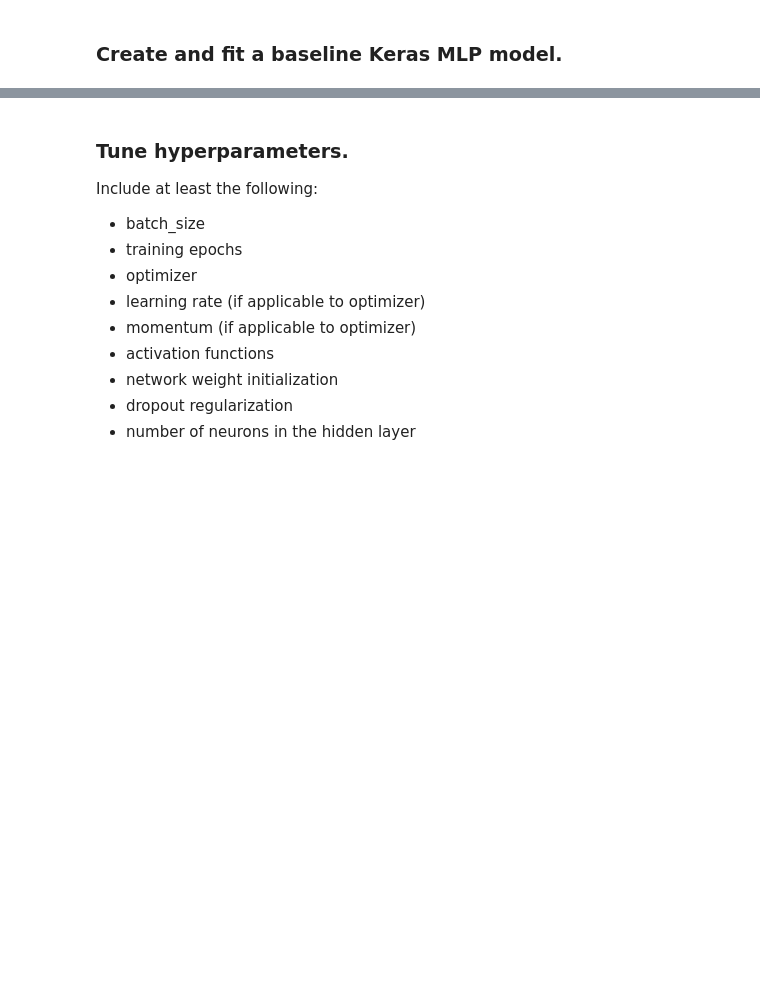
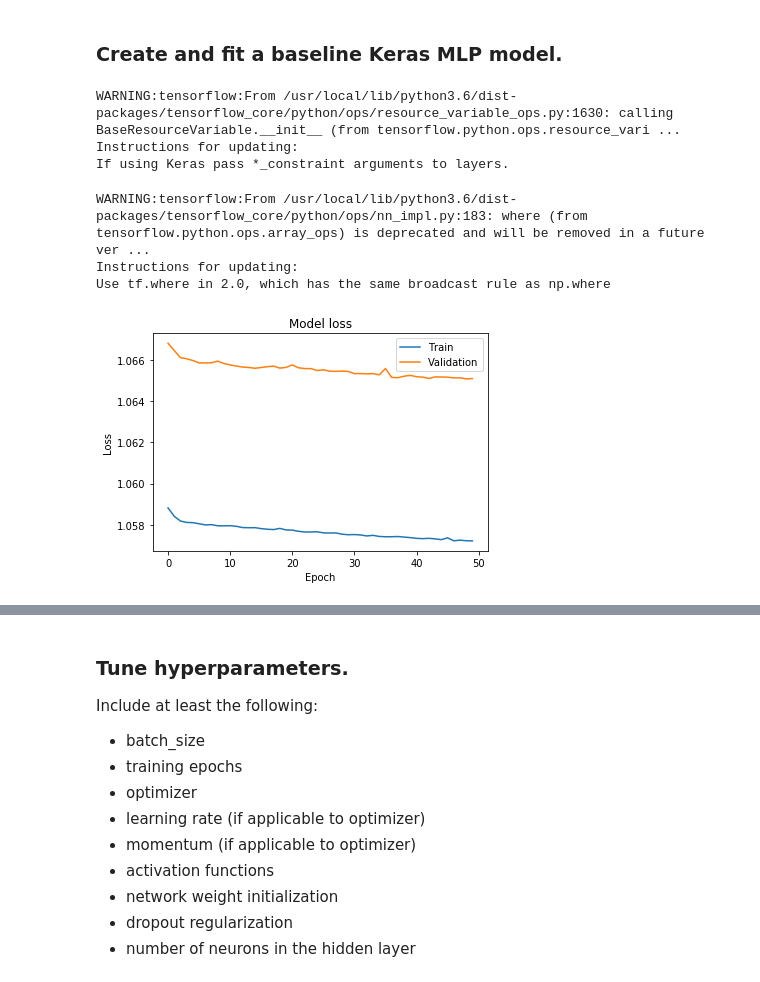
Before and after one commit to bloominstituteoftechnology/DS-Unit-4-Sprint-2-Neural-Networks, a Jupyter notebook: module4-Hyperparameter-Tuning/LS_DS_424_Hyperparameter_Tuning_Assignment.ipynb, the cells around one changed output, grey strips where cells are left out. Cells and saved outputs as stored; diff of their text form; code cells hidden in the pictures; blank space fills up the shorter version.

Commit message:
Run baseline Keras model.

```diff
--- a/module4-Hyperparameter-Tuning/LS_DS_424_Hyperparameter_Tuning_Assignment.ipynb
+++ b/module4-Hyperparameter-Tuning/LS_DS_424_Hyperparameter_Tuning_Assignment.ipynb
@@ -212,3 +225,32 @@ normalizer = Normalizer()
 X = normalizer.fit_transform(X)
 # %% [markdown]
 ### Create and fit a baseline Keras MLP model.
+# %%
+baseline_model = keras.Sequential()
+# %%
+baseline_model.add(keras.layers.Dense(1, input_dim=len(features), activation='relu'))
+baseline_model.add(keras.layers.Dense(1, activation='sigmoid'))
+# %% [output]
+WARNING:tensorflow:From /usr/local/lib/python3.6/dist-packages/tensorflow_core/python/ops/resource_variable_ops.py:1630: calling BaseResourceVariable.__init__ (from tensorflow.python.ops.resource_vari ...
+Instructions for updating:
+If using Keras pass *_constraint arguments to layers.
+# %%
+baseline_model.compile(loss='binary_crossentropy', metrics=['acc'], optimizer='adam')
+# %% [output]
+WARNING:tensorflow:From /usr/local/lib/python3.6/dist-packages/tensorflow_core/python/ops/nn_impl.py:183: where (from tensorflow.python.ops.array_ops) is deprecated and will be removed in a future ver ...
+Instructions for updating:
+Use tf.where in 2.0, which has the same broadcast rule as np.where
+# %%
+baseline_history = baseline_model.fit(X, y, epochs=50, validation_split=0.2,
+                                      class_weight=class_weight, verbose=False)
+# %%
+# Plot training & validation loss values
+plt.plot(baseline_history.history['loss'])
+plt.plot(baseline_history.history['val_loss'])
+plt.title('Model loss')
+plt.ylabel('Loss')
+plt.xlabel('Epoch')
+plt.legend(['Train', 'Validation'], loc='best')
+plt.show()
+# %% [output]
+[figure, added]
```
Also changed, not shown: parts of 7 cells of this notebook.
